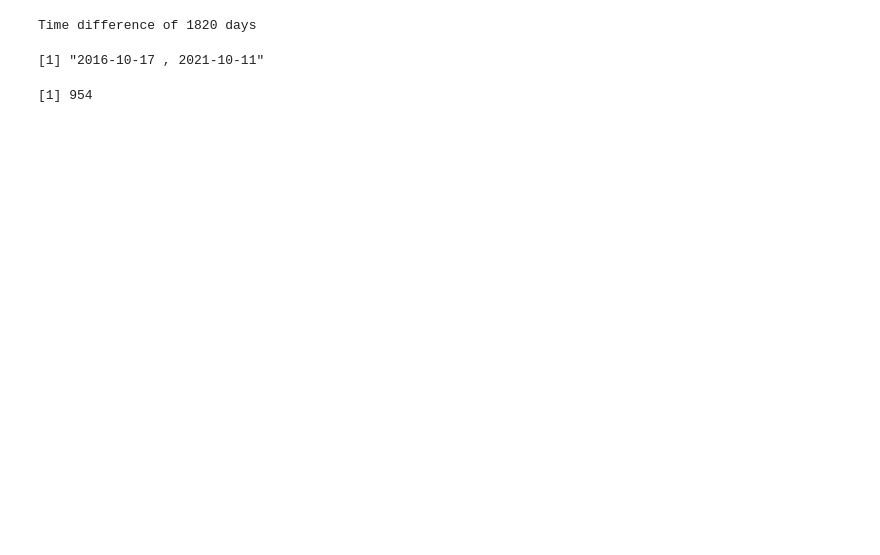
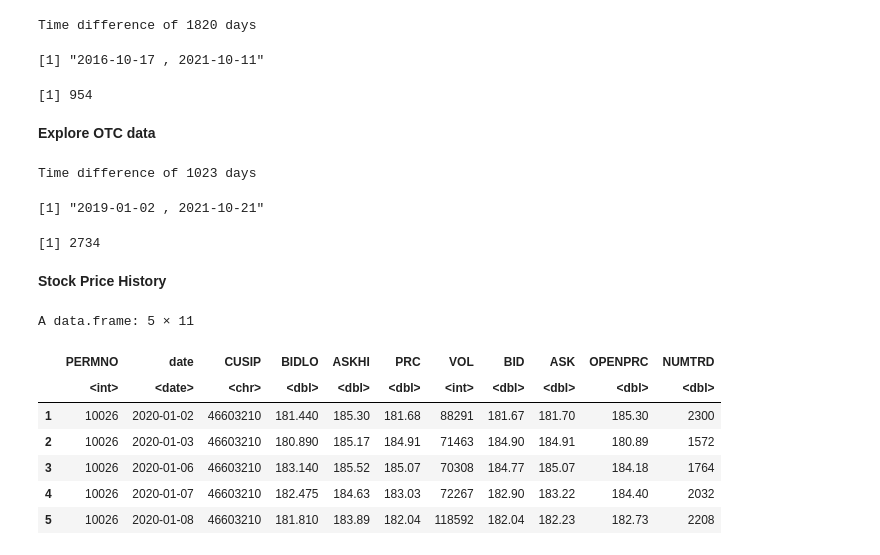
Before and after one commit to limshaocong/analyticsEdge, a Jupyter notebook: Data_Exploration.ipynb, the cells around one changed output. Cells and saved outputs as stored; diff of their text form; code cells hidden in the pictures; blank space fills up the shorter version.

```diff
--- a/Data_Exploration.ipynb
+++ b/Data_Exploration.ipynb
@@ -24,6 +24,7 @@ tickers.path = paste0(path,"r3000_tickers.csv")
 twitter.follower.path = paste0(path, "QuiverQuant/twitter_follower.csv")
 wiki.pageviews.path = paste0(path,"QuiverQuant/wikipedia_pageviews.csv")
 wsb.sentiment.path = paste0(path,"QuiverQuant/wsb_sentiment.csv")
+otc.path = paste0(path,"QuiverQuant/otc_2019.csv")
 
 # RavenPack Sentiment Relevance data
 rp.company.index.path = paste0(path,"RavenPack_WRDS/rp_company_index.csv")
@@ -37,6 +38,11 @@ rp.pr.2018.path = paste0(path,"RavenPack_WRDS/rp_pr_2018.csv")
 rp.pr.2019.path = paste0(path,"RavenPack_WRDS/rp_pr_2019.csv")
 rp.pr.2020.path = paste0(path,"RavenPack_WRDS/rp_pr_2020.csv")
 rp.pr.2021.path = paste0(path,"RavenPack_WRDS/rp_pr_2021.csv")
+
+# CRSP Stock Price data
+crsp.permnocode.path = paste0(path,"CRSP_WRDS/crsp_permno.csv")
+crsp.price.2019.path = paste0(path,"CRSP_WRDS/crsp_daily_stock_price_2019.csv")
+crsp.price.2020.path = paste0(path,"CRSP_WRDS/crsp_daily_stock_price_2020.csv")
 # %% [markdown]
 **Exploring RavenPack Data**
 # %%
@@ -236,3 +270,5 @@ length(unique(wiki.pageviews$Ticker))
 Time difference of 1820 days
 [1] "2016-10-17 , 2021-10-11"
 [1] 954
+# %% [markdown]
+**Explore OTC data**
@@ -238,0 +278,27 @@ Time difference of 1820 days
+# %%
+first = min(otc$Date)
+last = max(otc$Date)
+last - first
+paste(first, ",", last)
+length(unique(otc$Ticker))
+# %% [output]
+Time difference of 1023 days
+[1] "2019-01-02 , 2021-10-21"
+[1] 2734
+# %% [markdown]
+**Stock Price History**
+# %%
+crsp.permnocode = read.csv(crsp.permnocode.path)
+crsp.price.2020 = read.csv(crsp.price.2020.path)
+# %%
+crsp.price.2020$date <- dmy(crsp.price.2020$date)
+head(crsp.price.2020, 5)
+# %% [output]
+A data.frame: 5 × 11
+|  | PERMNO | date | CUSIP | BIDLO | ASKHI | PRC | VOL | BID | ASK | OPENPRC | NUMTRD |
+|  | <int> | <date> | <chr> | <dbl> | <dbl> | <dbl> | <int> | <dbl> | <dbl> | <dbl> | <dbl> |
+| 1 | 10026 | 2020-01-02 | 46603210 | 181.440 | 185.30 | 181.68 | 88291 | 181.67 | 181.70 | 185.30 | 2300 |
+| 2 | 10026 | 2020-01-03 | 46603210 | 180.890 | 185.17 | 184.91 | 71463 | 184.90 | 184.91 | 180.89 | 1572 |
+| 3 | 10026 | 2020-01-06 | 46603210 | 183.140 | 185.52 | 185.07 | 70308 | 184.77 | 185.07 | 184.18 | 1764 |
+| 4 | 10026 | 2020-01-07 | 46603210 | 182.475 | 184.63 | 183.03 | 72267 | 182.90 | 183.22 | 184.40 | 2032 |
+| 5 | 10026 | 2020-01-08 | 46603210 | 181.810 | 183.89 | 182.04 | 118592 | 182.04 | 182.23 | 182.73 | 2208 |
```
Also changed, not shown: parts of 5 cells of this notebook.
